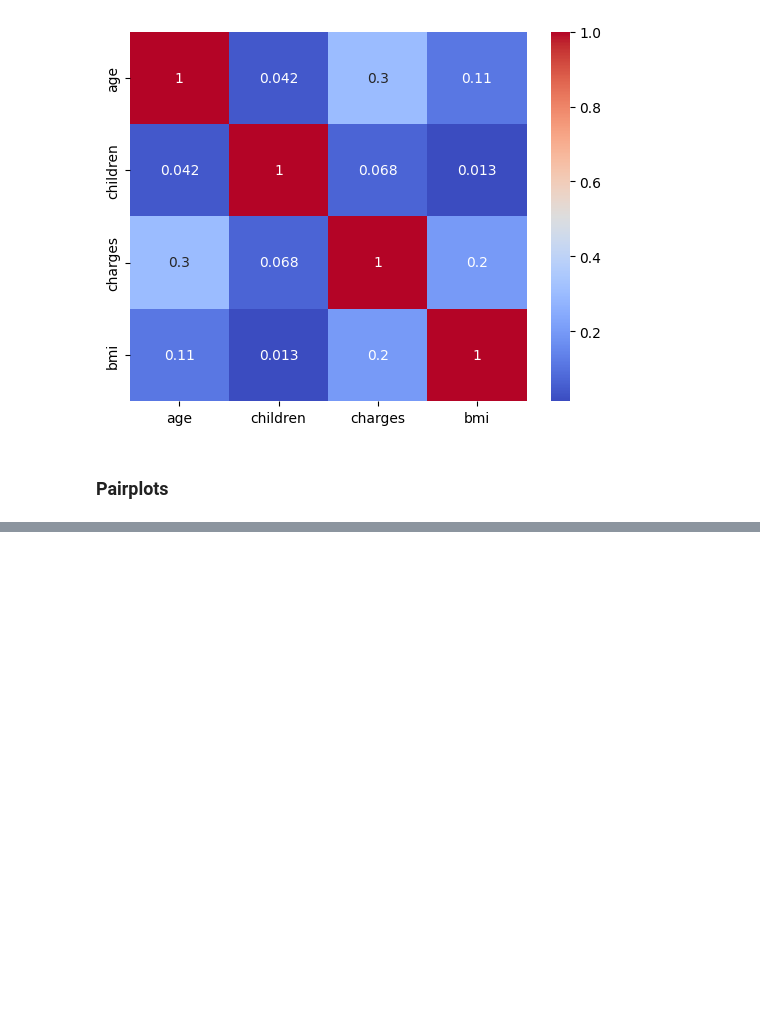
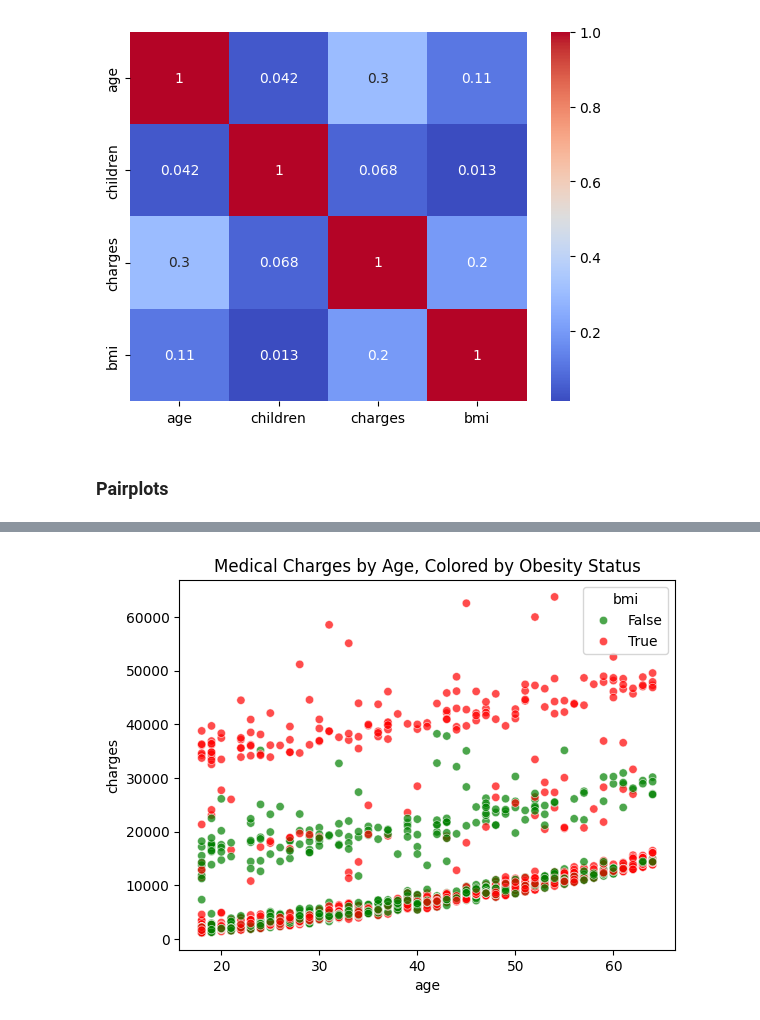
Before and after one commit to elmhmmd/Pr-dicteur-de-Charges-d-Assurance-Maladie, a Jupyter notebook: Assurance.ipynb, the cells around one changed output, grey strips where cells are left out. Drawn from its saved outputs; the diff is of its cells as text; code cells hidden in the pictures; blank space fills up the shorter version.

```diff
--- a/Assurance.ipynb
+++ b/Assurance.ipynb
@@ -160,0 +172,8 @@ plt.show()
+# %%
+sns.scatterplot(data=df, x='age', y='charges', hue=df['bmi'] > 30, alpha=0.7, palette={True: 'red', False:'green'})
+
+plt.title('Medical Charges by Age, Colored by Obesity Status')
+
+plt.show()
+# %% [output]
+[figure, added]
```
Also changed, not shown: parts of 18 cells of this notebook, 1 other file.
